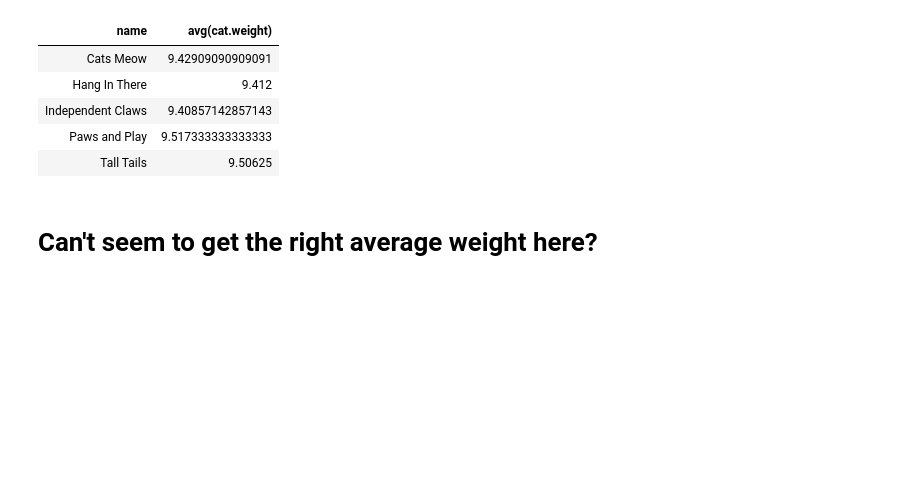
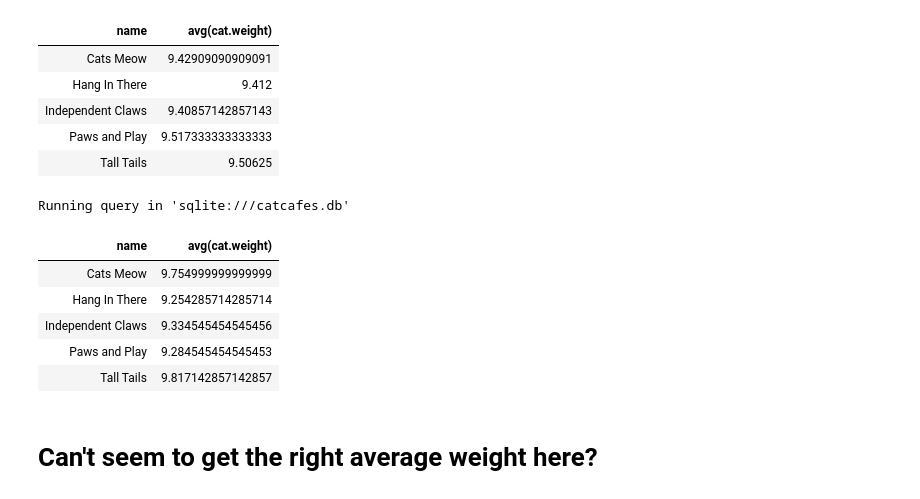
Before and after one commit to matthewlaujh/itpnyu-programmingwithdata, a Jupyter notebook: exercises/exercise-3.ipynb, the cells around one changed output. Saved outputs shown, nothing was run; the diff lists cells and outputs as text; code cells hidden in the pictures; blank space fills up the shorter version.

```diff
--- a/exercises/exercise-3.ipynb
+++ b/exercises/exercise-3.ipynb
@@ -275,6 +276,22 @@ Running query in 'sqlite:///catcafes.db'
 | Independent Claws | 9.40857142857143 |
 | Paws and Play | 9.517333333333333 |
 | Tall Tails | 9.50625 |
+# %%
+%%sql
+SELECT cafe.name, avg(cat.weight)
+FROM cafe
+JOIN cat_cafe ON cafe.id = cat_cafe.cafe_id
+JOIN cat ON cat.id = cat_cafe.cat_id
+WHERE cat_cafe.active = true #!!!!!!!!!!!!!!! forgot this!!!!!!!!!!!!!!!
+GROUP BY cafe.name
+# %% [output]
+Running query in 'sqlite:///catcafes.db'
+| name | avg(cat.weight) |
+| Cats Meow | 9.754999999999999 |
+| Hang In There | 9.254285714285714 |
+| Independent Claws | 9.334545454545456 |
+| Paws and Play | 9.284545454545453 |
+| Tall Tails | 9.817142857142857 |
 # %% [markdown]
 # Can't seem to get the right average weight here?
 # %% [markdown]
```
Also changed, not shown: parts of 3 cells of this notebook, 8 other files.
